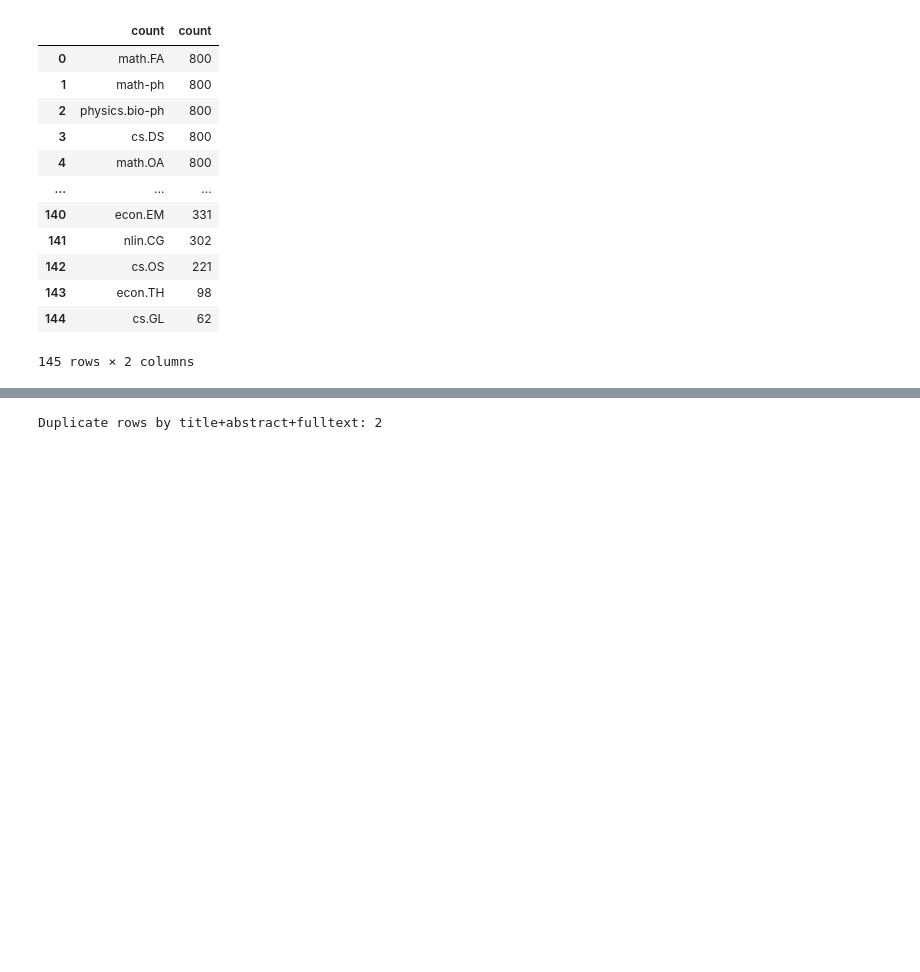
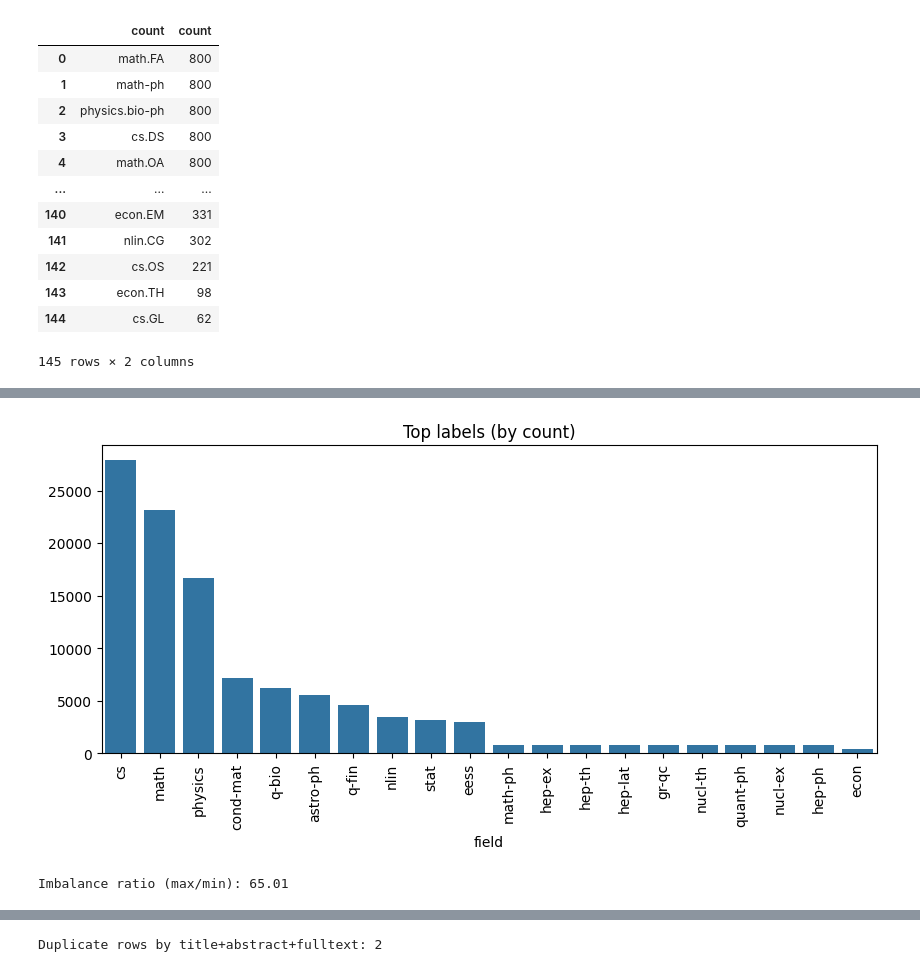
Before and after one commit to buatanalan/Tubes-NLP-PaperMatch, a Jupyter notebook: EDA_Arxiv_Classifier.ipynb, the cells around one changed output, grey strips where cells are left out. Cells and saved outputs as stored; diff of their text form; code cells hidden in the pictures; blank space fills up the shorter version.

```diff
--- a/EDA_Arxiv_Classifier.ipynb
+++ b/EDA_Arxiv_Classifier.ipynb
@@ -433,19 +67,0 @@ We'll add code cells that perform dataset overview & cleaning, label analysis, s
-# %%
-# 1) Dataset overview & cleaning
-
-import pandas as pd
-import numpy as np
-import matplotlib.pyplot as plt
-import seaborn as sns
-from IPython.display import display
-
-# ensure dataframe
-try:
-    train_df
-except NameError:
-    train_df = ds['train'].to_pandas()
-
-# Display shape, columns, sample
-print('Shape:', train_df.shape)
-print('\nColumns:')
-print(list(train_df.columns))
@@ -469,3 +68,20 @@ Sample rows:
+# %%
+# bar chart of top labels
+vc = train_df['field'].value_counts()
+
+plt.figure(figsize=(10,4))
+sns.barplot(x=vc.index[:30], y=vc.values[:30])
+plt.xticks(rotation=90)
+plt.title('Top labels (by count)')
+plt.show()
+
+# imbalance ratio (majority/minority)
+if len(vc) > 1:
+    imbalance = vc.max() / vc.min()
+    print(f'Imbalance ratio (max/min): {imbalance:.2f}')
+# %% [output]
+[figure, added]
+Imbalance ratio (max/min): 65.01
 # %%
 # Missing values
 print('\nMissing values per column:')
```
Also changed, not shown: parts of 65 cells of this notebook, 8 other files.
